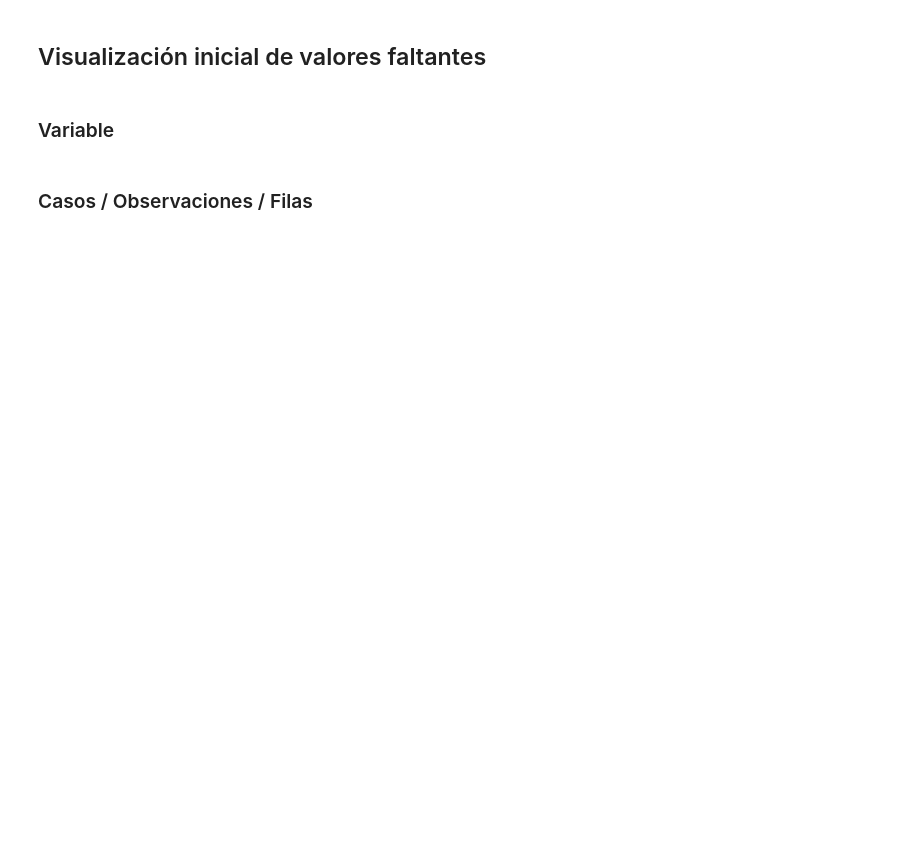
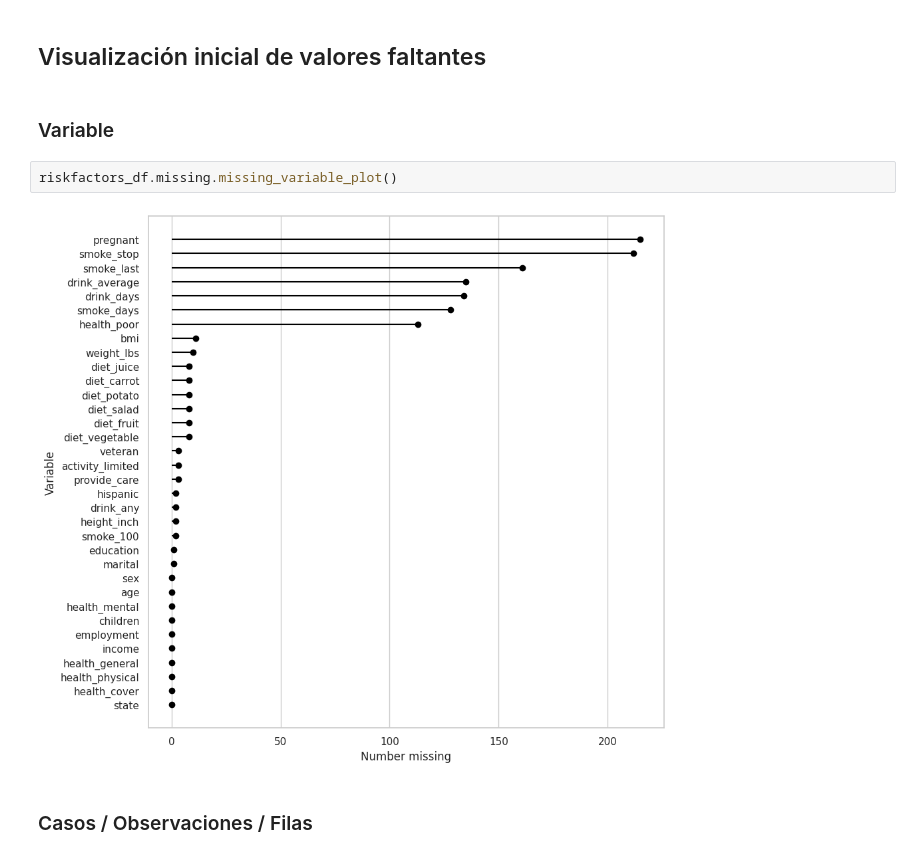
Before and after one commit to DiegoLerma/manejo_valores_faltantes_python, a Jupyter notebook: notebooks/live-exploration-missing-values.ipynb, the cells around one changed output. Cells and saved outputs as stored; diff of their text form; blank space fills up the shorter version.

```diff
--- a/notebooks/live-exploration-missing-values.ipynb
+++ b/notebooks/live-exploration-missing-values.ipynb
@@ -346,5 +402,9 @@ riskfactors_df.missing.missing_variable_table()
 ## Visualización inicial de valores faltantes
 # %% [markdown]
 ### Variable
+# %%
+riskfactors_df.missing.missing_variable_plot()
+# %% [output]
+[figure, added]
 # %% [markdown]
 ### Casos / Observaciones / Filas
```
Also changed, not shown: parts of 19 cells of this notebook, 4 other files.
